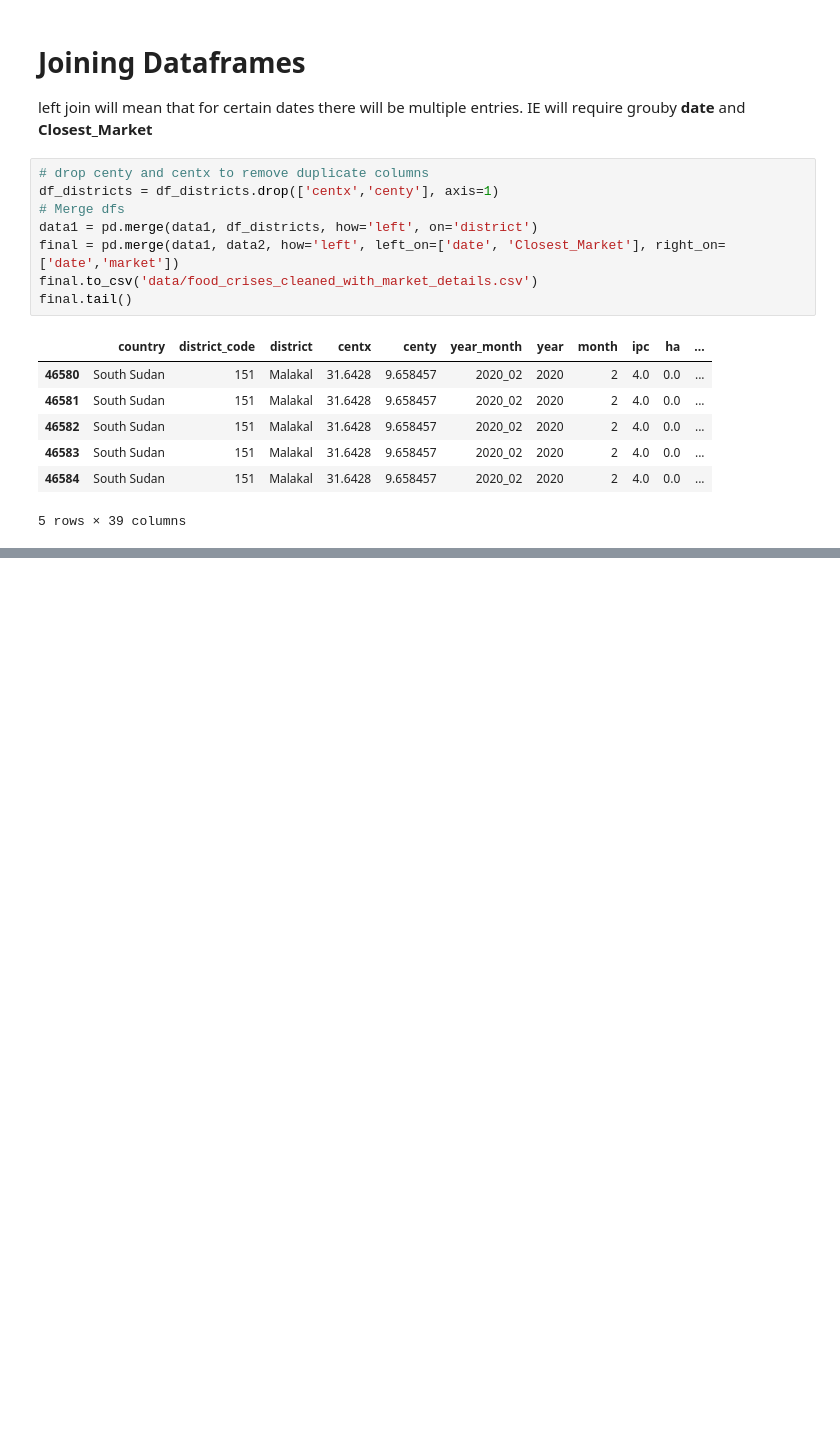
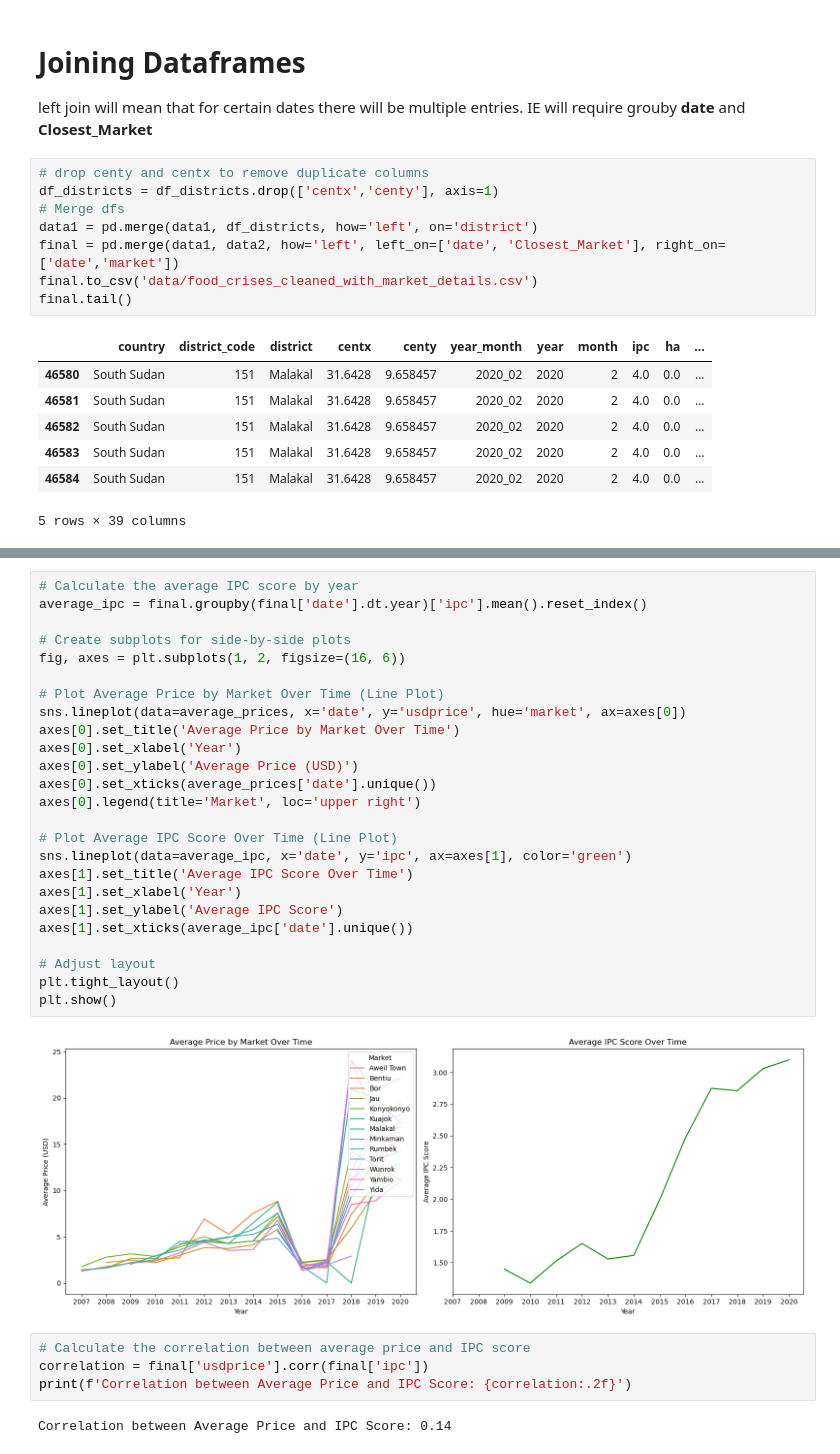
Before and after one commit to Joeryy/JBG060-DC3-23-24-group-2, a Jupyter notebook: merging_dfs.ipynb, the cells around one changed output, grey strips where cells are left out. Saved outputs shown, nothing was run; the diff lists cells and outputs as text; blank space fills up the shorter version.

```diff
--- a/merging_dfs.ipynb
+++ b/merging_dfs.ipynb
@@ -98,0 +151,33 @@ final.tail()
+# %%
+# Calculate the average IPC score by year
+average_ipc = final.groupby(final['date'].dt.year)['ipc'].mean().reset_index()
+
+# Create subplots for side-by-side plots
+fig, axes = plt.subplots(1, 2, figsize=(16, 6))
+
+# Plot Average Price by Market Over Time (Line Plot)
+sns.lineplot(data=average_prices, x='date', y='usdprice', hue='market', ax=axes[0])
+axes[0].set_title('Average Price by Market Over Time')
+axes[0].set_xlabel('Year')
+axes[0].set_ylabel('Average Price (USD)')
+axes[0].set_xticks(average_prices['date'].unique())
+axes[0].legend(title='Market', loc='upper right')
+
+# Plot Average IPC Score Over Time (Line Plot)
+sns.lineplot(data=average_ipc, x='date', y='ipc', ax=axes[1], color='green')
+axes[1].set_title('Average IPC Score Over Time')
+axes[1].set_xlabel('Year')
+axes[1].set_ylabel('Average IPC Score')
+axes[1].set_xticks(average_ipc['date'].unique())
+
+# Adjust layout
+plt.tight_layout()
+plt.show()
+# %% [output]
+[figure, added]
+# %%
+# Calculate the correlation between average price and IPC score
+correlation = final['usdprice'].corr(final['ipc'])
+print(f'Correlation between Average Price and IPC Score: {correlation:.2f}')
+# %% [output]
+Correlation between Average Price and IPC Score: 0.14
```
Also changed, not shown: parts of 7 cells of this notebook, 1 other file.
